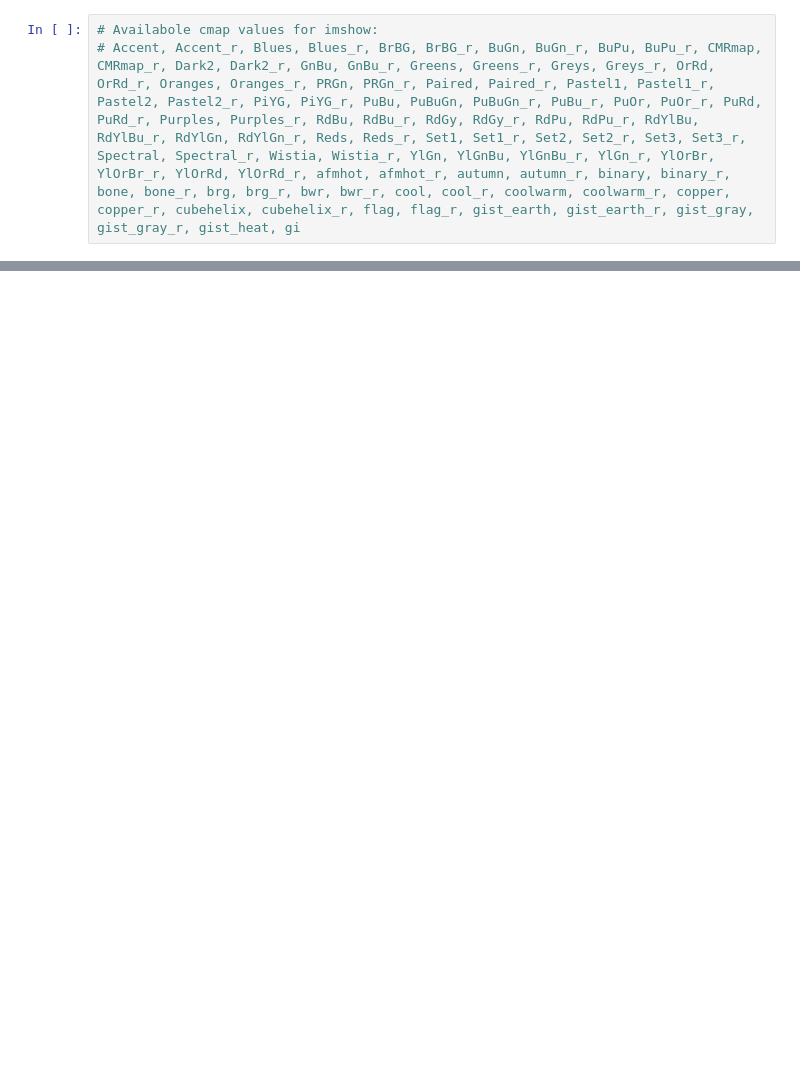
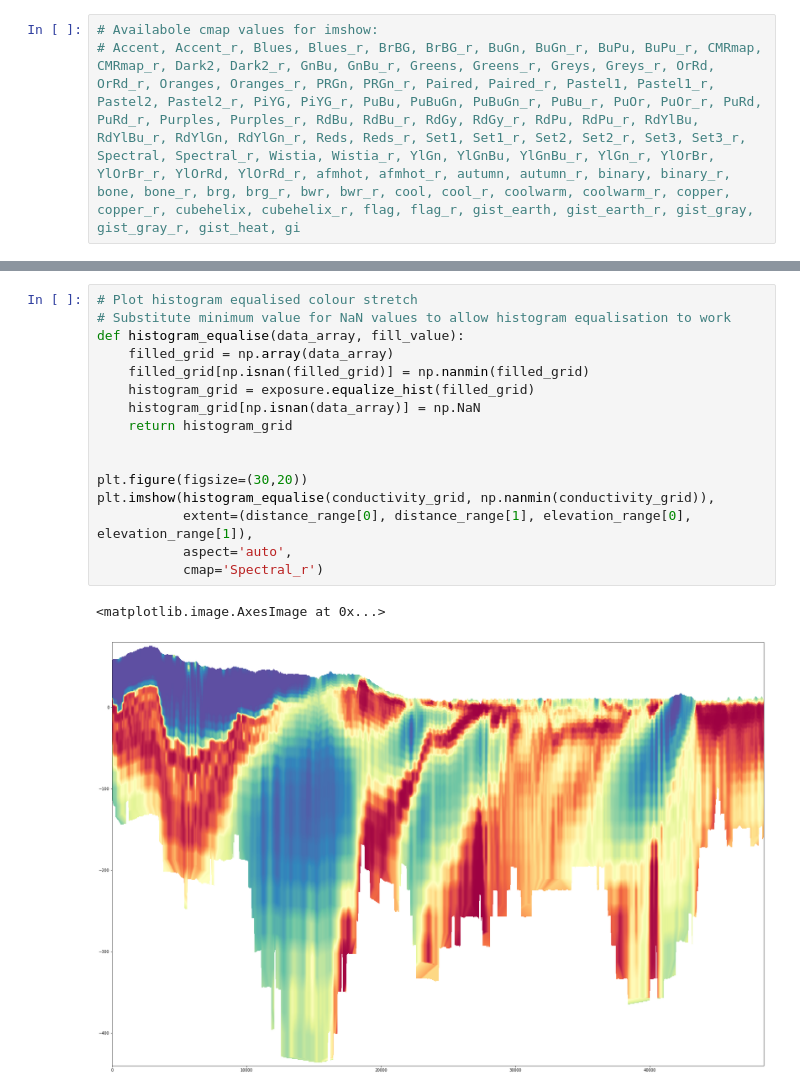
Before and after one commit to GeoscienceAustralia/geophys_utils, a Jupyter notebook: examples/5_aem_test.ipynb, the cells around one changed output, grey strips where cells are left out. Drawn from its saved outputs; the diff is of its cells as text; blank space fills up the shorter version.

```diff
--- a/examples/5_aem_test.ipynb
+++ b/examples/5_aem_test.ipynb
@@ -231,0 +255,19 @@ plt.imshow(np.log(conductivity_grid), cmap='Spectral_r')
+# %%
+# Plot histogram equalised colour stretch
+# Substitute minimum value for NaN values to allow histogram equalisation to work
+def histogram_equalise(data_array, fill_value):
+    filled_grid = np.array(data_array)
+    filled_grid[np.isnan(filled_grid)] = np.nanmin(filled_grid)
+    histogram_grid = exposure.equalize_hist(filled_grid)
+    histogram_grid[np.isnan(data_array)] = np.NaN
+    return histogram_grid
+
+
+plt.figure(figsize=(30,20))
+plt.imshow(histogram_equalise(conductivity_grid, np.nanmin(conductivity_grid)),
+           extent=(distance_range[0], distance_range[1], elevation_range[0], elevation_range[1]),
+           aspect='auto',
+           cmap='Spectral_r')
+# %% [output]
+<matplotlib.image.AxesImage at 0x...>
+[figure, added]
```
Also changed, not shown: parts of 10 cells of this notebook.
